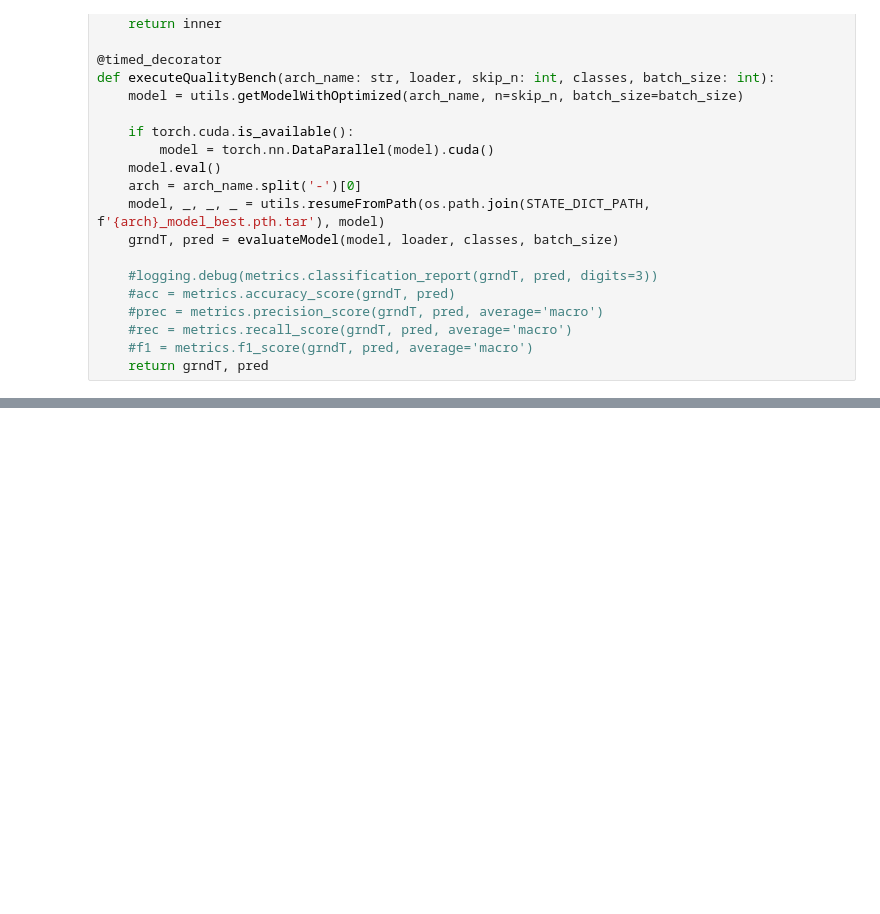
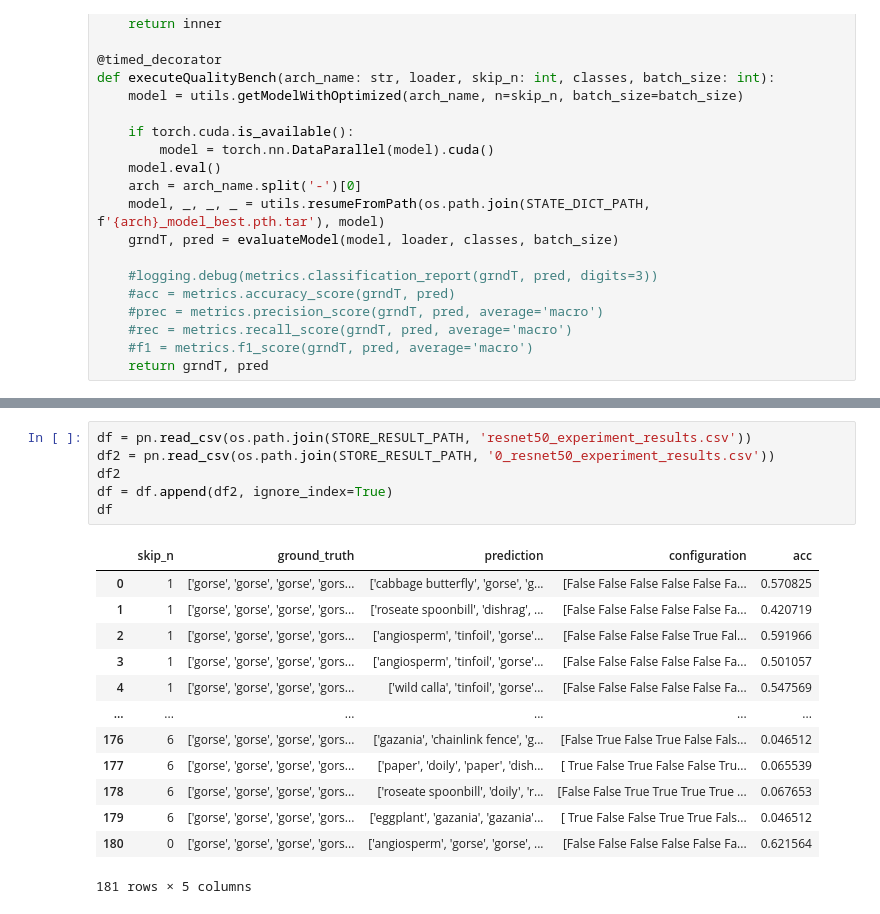
Before and after one commit to a-luengen/anytimeDnn, a Jupyter notebook: experiments/test.ipynb, the cells around one changed output, grey strips where cells are left out. Drawn from its saved outputs; the diff is of its cells as text; blank space fills up the shorter version.

```diff
--- a/experiments/test.ipynb
+++ b/experiments/test.ipynb
@@ -148,0 +133,20 @@ df = pn.read_csv(os.path.join(STORE_RESULT_PATH, 'resnet50_experiment_results.cs
+# %%
+df = pn.read_csv(os.path.join(STORE_RESULT_PATH, 'resnet50_experiment_results.csv'))
+df2 = pn.read_csv(os.path.join(STORE_RESULT_PATH, '0_resnet50_experiment_results.csv'))
+df2
+df = df.append(df2, ignore_index=True)
+df
+# %% [output]
+|  | skip_n | ground_truth | prediction | configuration | acc |
+| 0 | 1 | ['gorse', 'gorse', 'gorse', 'gors... | ['cabbage butterfly', 'gorse', 'g... | [False False False False False Fa... | 0.570825 |
+| 1 | 1 | ['gorse', 'gorse', 'gorse', 'gors... | ['roseate spoonbill', 'dishrag', ... | [False False False False False Fa... | 0.420719 |
+| 2 | 1 | ['gorse', 'gorse', 'gorse', 'gors... | ['angiosperm', 'tinfoil', 'gorse'... | [False False False False True Fal... | 0.591966 |
+| 3 | 1 | ['gorse', 'gorse', 'gorse', 'gors... | ['angiosperm', 'tinfoil', 'gorse'... | [False False False False False Fa... | 0.501057 |
+| 4 | 1 | ['gorse', 'gorse', 'gorse', 'gors... | ['wild calla', 'tinfoil', 'gorse'... | [False False False False False Fa... | 0.547569 |
+| ... | ... | ... | ... | ... | ... |
+| 176 | 6 | ['gorse', 'gorse', 'gorse', 'gors... | ['gazania', 'chainlink fence', 'g... | [False True False True False Fals... | 0.046512 |
+| 177 | 6 | ['gorse', 'gorse', 'gorse', 'gors... | ['paper', 'doily', 'paper', 'dish... | [ True False True False False Tru... | 0.065539 |
+| 178 | 6 | ['gorse', 'gorse', 'gorse', 'gors... | ['roseate spoonbill', 'doily', 'r... | [False False True True True True ... | 0.067653 |
+| 179 | 6 | ['gorse', 'gorse', 'gorse', 'gors... | ['eggplant', 'gazania', 'gazania'... | [ True False False True True Fals... | 0.046512 |
+| 180 | 0 | ['gorse', 'gorse', 'gorse', 'gors... | ['angiosperm', 'gorse', 'gorse', ... | [False False False False False Fa... | 0.621564 |
+181 rows × 5 columns
```
Also changed, not shown: parts of 5 cells of this notebook, 1 other file.
